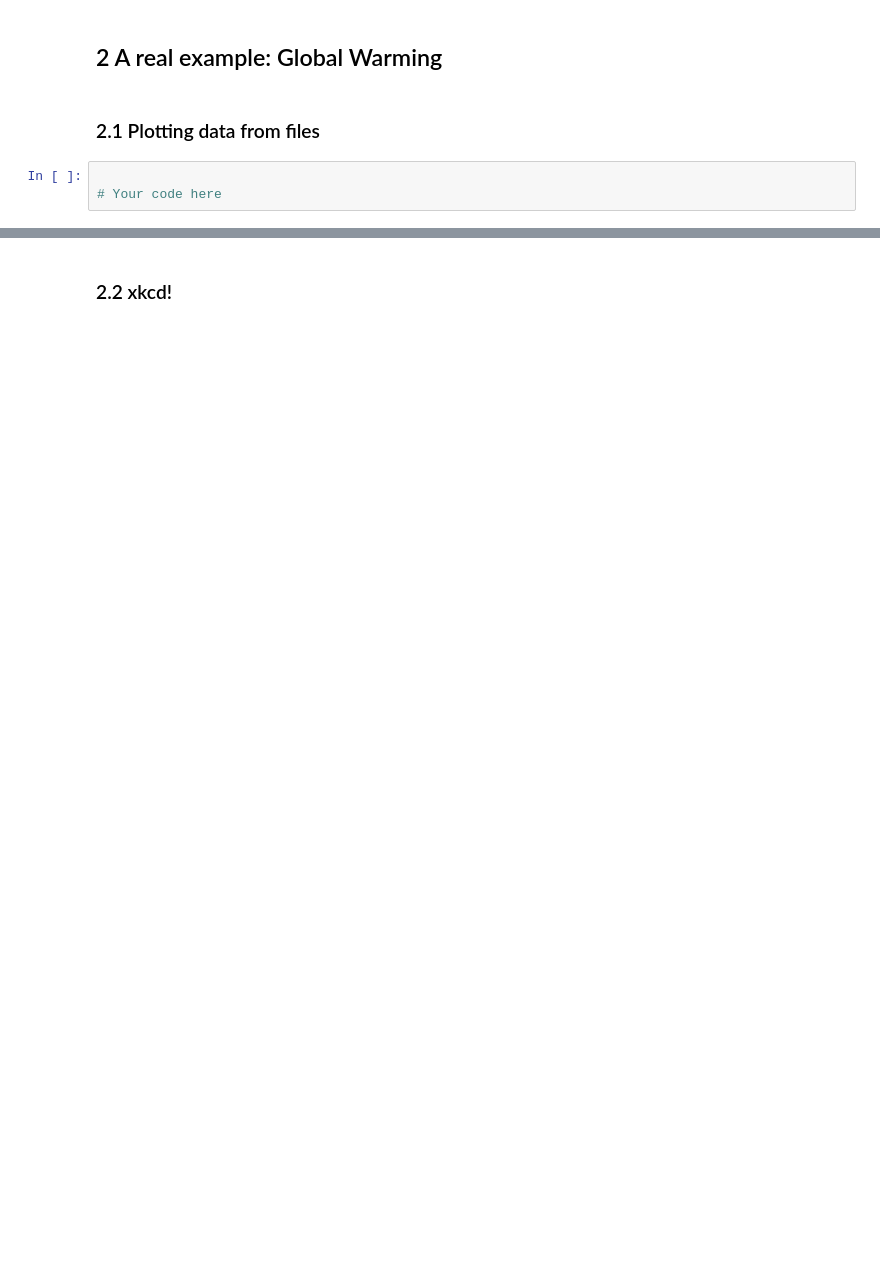
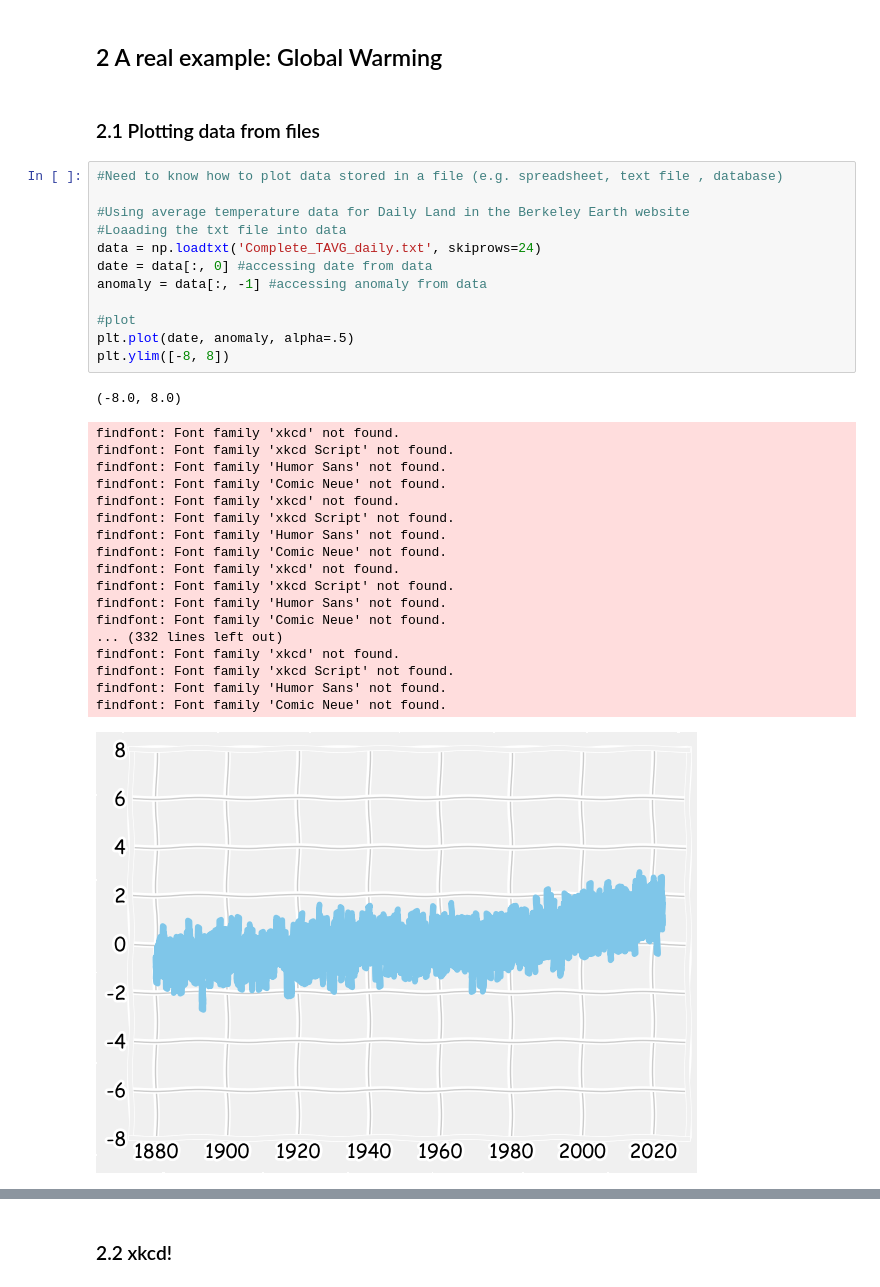
Before and after one commit to SPS-SP2273/learning-portfolio-yfongsin, a Jupyter notebook: plotting/plotting_(need).ipynb, the cells around one changed output, grey strips where cells are left out. Cells and saved outputs as stored; diff of their text form; blank space fills up the shorter version.

Commit message:
Update plotting need

```diff
--- a/plotting/plotting_(need).ipynb
+++ b/plotting/plotting_(need).ipynb
@@ -242,5 +259,34 @@ plt.savefig('simple-plot.png', dpi=150)
 # %% [markdown]
 ### 2.1 Plotting data from files
 # %%
+#Need to know how to plot data stored in a file (e.g. spreadsheet, text file , database)
 
-# Your code here
+#Using average temperature data for Daily Land in the Berkeley Earth website
+#Loaading the txt file into data
+data = np.loadtxt('Complete_TAVG_daily.txt', skiprows=24)
+date = data[:, 0] #accessing date from data
+anomaly = data[:, -1] #accessing anomaly from data
+
+#plot
+plt.plot(date, anomaly, alpha=.5)
+plt.ylim([-8, 8])
+# %% [output]
+(-8.0, 8.0)
+findfont: Font family 'xkcd' not found.
+findfont: Font family 'xkcd Script' not found.
+findfont: Font family 'Humor Sans' not found.
+findfont: Font family 'Comic Neue' not found.
+findfont: Font family 'xkcd' not found.
+findfont: Font family 'xkcd Script' not found.
+findfont: Font family 'Humor Sans' not found.
+findfont: Font family 'Comic Neue' not found.
+findfont: Font family 'xkcd' not found.
+findfont: Font family 'xkcd Script' not found.
+findfont: Font family 'Humor Sans' not found.
+findfont: Font family 'Comic Neue' not found.
+... (332 lines left out)
+findfont: Font family 'xkcd' not found.
+findfont: Font family 'xkcd Script' not found.
+findfont: Font family 'Humor Sans' not found.
+findfont: Font family 'Comic Neue' not found.
+[figure, added]
```
Also changed, not shown: parts of 6 cells of this notebook, 2 other files.
